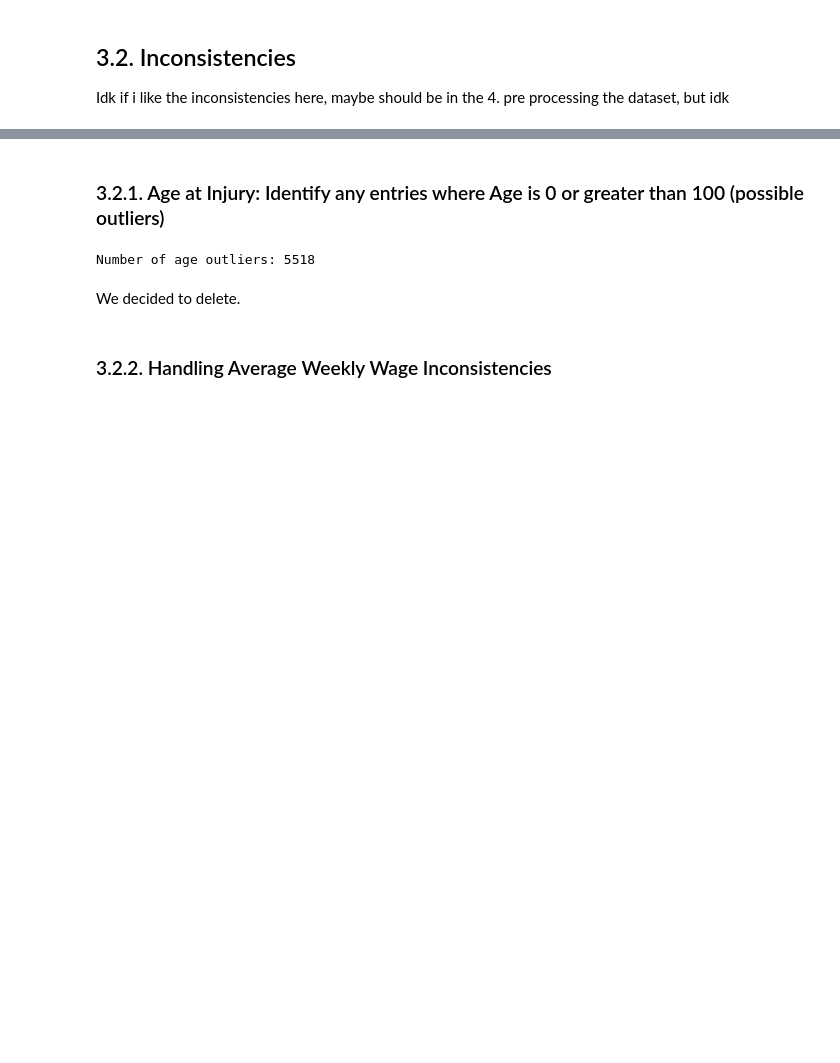
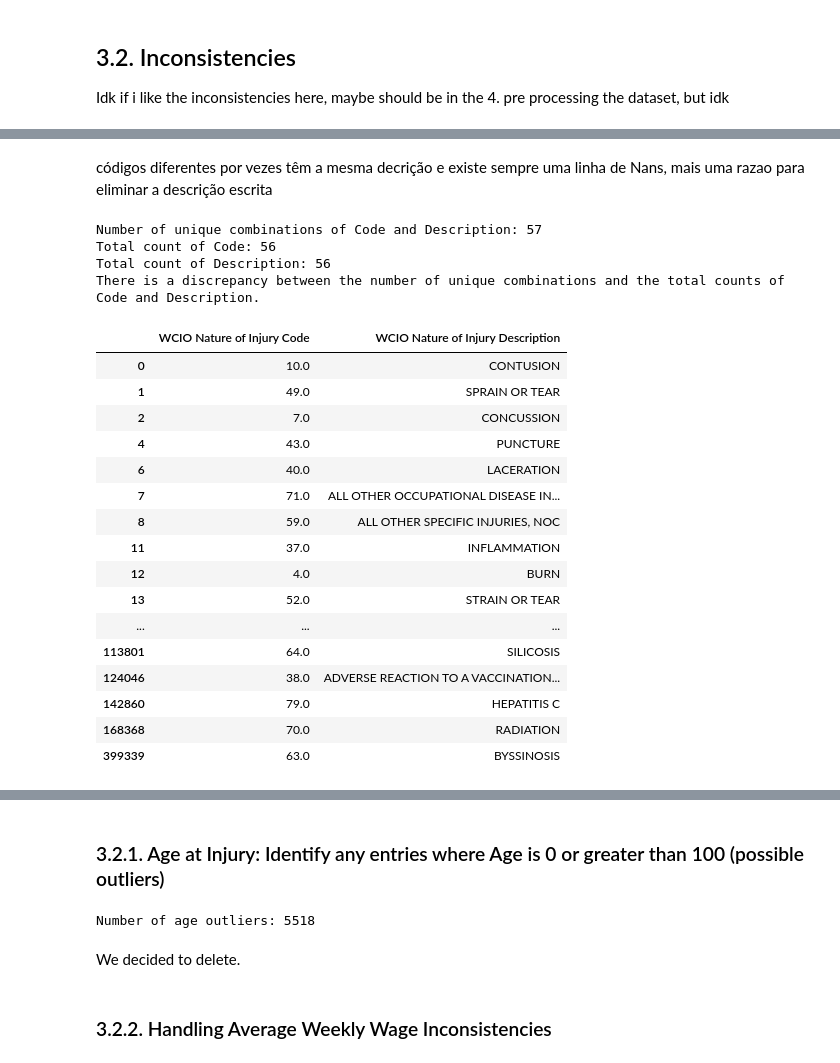
Before and after one commit to xandga/Machine_Learning_project, a Jupyter notebook: Deliverables/Notebook.ipynb, the cells around one changed output, grey strips where cells are left out. Saved outputs shown, nothing was run; the diff lists cells and outputs as text; code cells hidden in the pictures; blank space fills up the shorter version.

```diff
--- a/Deliverables/Notebook.ipynb
+++ b/Deliverables/Notebook.ipynb
@@ -202,0 +299,3 @@ dtype: float64
+# %%
+# Drop rows where the target variable is NaN
+df_train = df_train.dropna(subset=['Claim Injury Type'])
@@ -203,3 +343,7 @@ dtype: float64
+# %%
+# Atribuir 9999 a todas as ocorrências do código negativo e alterar a descrição para 'Nonclassifiable'
+df_train.loc[df_train['WCIO Part Of Body Code'] < 0, 'WCIO Part Of Body Code'] = 9999
+df_train.loc[df_train['WCIO Part Of Body Code'] == 9999, 'WCIO Part Of Body Description'] = 'Nonclassifiable'
 # %% [markdown]
 ## 3.2. Inconsistencies <a class="anchor" id="section_3_2"></a>
 Idk if i like the inconsistencies here, maybe should be in the 4. pre processing the dataset, but idk
@@ -205,0 +391,12 @@ Idk if i like the inconsistencies here, maybe should be in the 4. pre processing
+# %%
+import pandas as pd
+
+# Ajustar configurações de exibição do pandas
+pd.set_option('display.max_rows', None)  # Para mostrar todas as linhas
+pd.set_option('display.max_columns', None)  # Para mostrar todas as colunas
+
+# Obter combinações únicas de Código e Descrição
+unique_combinations = df_train[['WCIO Cause of Injury Code', 'WCIO Cause of Injury Description']].drop_duplicates()
+
+# Exibir as combinações únicas
+print(unique_combinations)
@@ -205,0 +421,49 @@ Idk if i like the inconsistencies here, maybe should be in the 4. pre processing
+# %% [markdown]
+códigos diferentes por vezes têm a mesma decrição e existe sempre uma linha de Nans, mais uma razao para eliminar a descrição escrita
+# %%
+# Count the number of unique combinations of Code and Description
+unique_combinations = df_train[['WCIO Nature of Injury Code', 'WCIO Nature of Injury Description']].drop_duplicates()
+print(f"Number of unique combinations of Code and Description: {unique_combinations.shape[0]}")
+
+# Count the total occurrences of Code and Description individually
+code_count_sum = df_train['WCIO Nature of Injury Code'].nunique()
+description_count_sum = df_train['WCIO Nature of Injury Description'].nunique()
+
+print(f"Total count of Code: {code_count_sum}")
+print(f"Total count of Description: {description_count_sum}")
+
+# Check if the total counts are equal to the number of unique combinations
+if code_count_sum == description_count_sum == unique_combinations.shape[0]:
+    print("The number of unique combinations matches the total counts of Code and Description.")
+else:
+    print("There is a discrepancy between the number of unique combinations and the total counts of Code and Description.")
+# %% [output]
+Number of unique combinations of Code and Description: 57
+Total count of Code: 56
+Total count of Description: 56
+There is a discrepancy between the number of unique combinations and the total counts of Code and Description.
+# %%
+
+# Obter combinações únicas de Código e Descrição
+unique_combinations = df_train[['WCIO Nature of Injury Code', 'WCIO Nature of Injury Description']].drop_duplicates()
+
+# Exibir as combinações únicas
+unique_combinations
+# %% [output]
+|  | WCIO Nature of Injury Code | WCIO Nature of Injury Description |
+| 0 | 10.0 | CONTUSION |
+| 1 | 49.0 | SPRAIN OR TEAR |
+| 2 | 7.0 | CONCUSSION |
+| 4 | 43.0 | PUNCTURE |
+| 6 | 40.0 | LACERATION |
+| 7 | 71.0 | ALL OTHER OCCUPATIONAL DISEASE IN... |
+| 8 | 59.0 | ALL OTHER SPECIFIC INJURIES, NOC |
+| 11 | 37.0 | INFLAMMATION |
+| 12 | 4.0 | BURN |
+| 13 | 52.0 | STRAIN OR TEAR |
+| ... | ... | ... |
+| 113801 | 64.0 | SILICOSIS |
+| 124046 | 38.0 | ADVERSE REACTION TO A VACCINATION... |
+| 142860 | 79.0 | HEPATITIS C |
+| 168368 | 70.0 | RADIATION |
+| 399339 | 63.0 | BYSSINOSIS |
```
Also changed, not shown: parts of 29 cells of this notebook, 1 other file.
